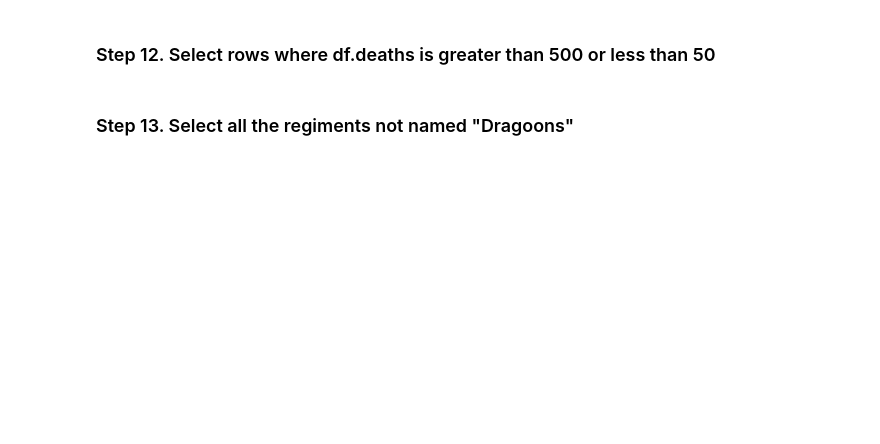
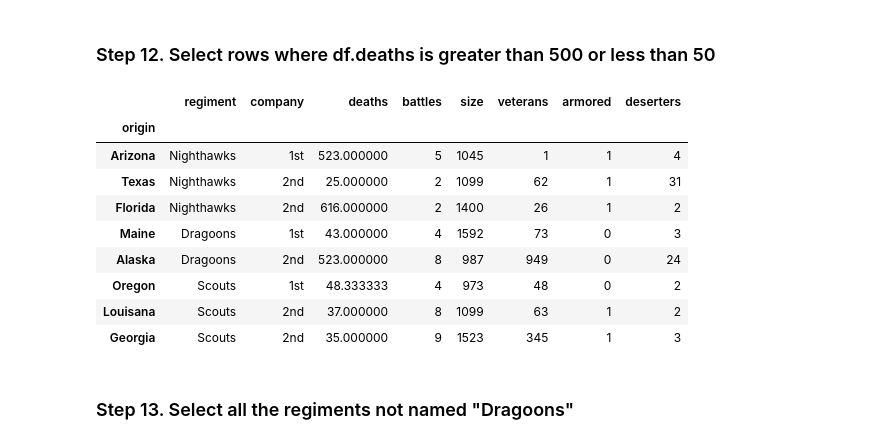
Before and after one commit to ana-macias/PRUEBA, a Jupyter notebook: 2-Data_analysis/2-Pandas/Practica/2-Fictional_Army/Fictional Army.ipynb, the cells around one changed output. Saved outputs shown, nothing was run; the diff lists cells and outputs as text; code cells hidden in the pictures; blank space fills up the shorter version.

```diff
--- a/2-Data_analysis/2-Pandas/Practica/2-Fictional_Army/Fictional Army.ipynb
+++ b/2-Data_analysis/2-Pandas/Practica/2-Fictional_Army/Fictional Army.ipynb
@@ -198,4 +268,18 @@ result
 # %% [markdown]
 ### Step 12. Select rows where df.deaths is greater than 500 or less than 50
+# %%
+result = army_3[(army_3['deaths'] > 500) | (army_3['deaths'] < 50)]
+result
+# %% [output]
+|  | regiment | company | deaths | battles | size | veterans | armored | deserters |
+| origin |  |  |  |  |  |  |  |  |
+| Arizona | Nighthawks | 1st | 523.000000 | 5 | 1045 | 1 | 1 | 4 |
+| Texas | Nighthawks | 2nd | 25.000000 | 2 | 1099 | 62 | 1 | 31 |
+| Florida | Nighthawks | 2nd | 616.000000 | 2 | 1400 | 26 | 1 | 2 |
+| Maine | Dragoons | 1st | 43.000000 | 4 | 1592 | 73 | 0 | 3 |
+| Alaska | Dragoons | 2nd | 523.000000 | 8 | 987 | 949 | 0 | 24 |
+| Oregon | Scouts | 1st | 48.333333 | 4 | 973 | 48 | 0 | 2 |
+| Louisana | Scouts | 2nd | 37.000000 | 8 | 1099 | 63 | 1 | 2 |
+| Georgia | Scouts | 2nd | 35.000000 | 9 | 1523 | 345 | 1 | 3 |
 # %% [markdown]
 ### Step 13. Select all the regiments not named "Dragoons"
```
Also changed, not shown: parts of 17 cells of this notebook, 2 other files.
